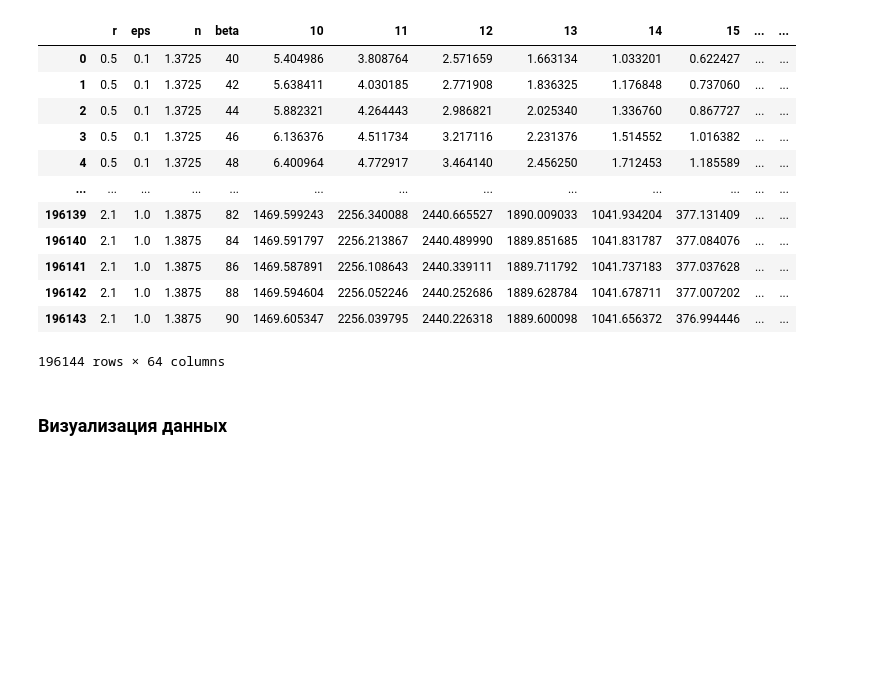
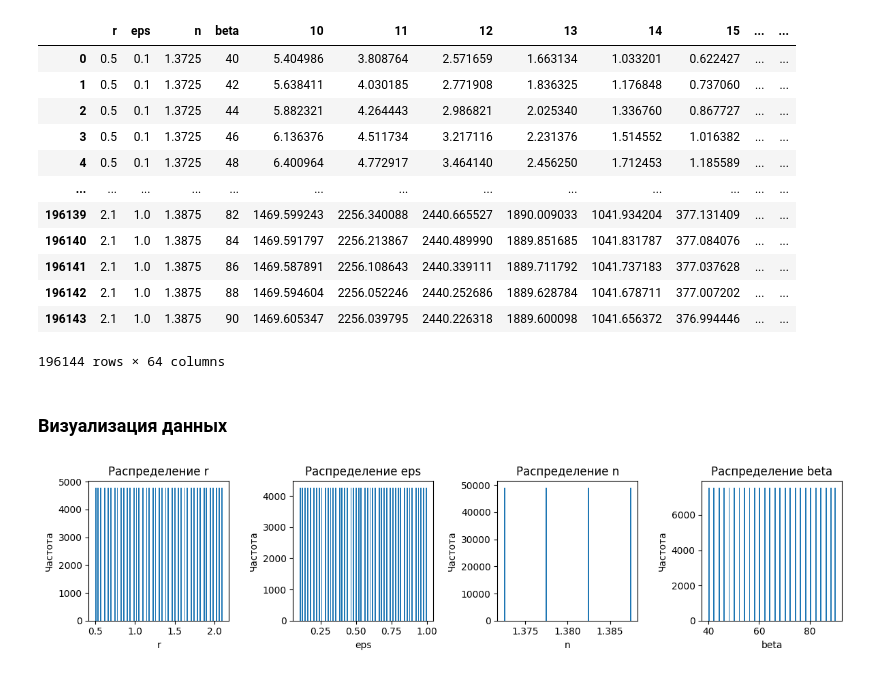
Before and after one commit to ka-50bs/InvBloodSolver, a Jupyter notebook: scripts/data_analysis.ipynb, the cells around one changed output. Cells and saved outputs as stored; diff of their text form; code cells hidden in the pictures; blank space fills up the shorter version.

```diff
--- a/scripts/data_analysis.ipynb
+++ b/scripts/data_analysis.ipynb
@@ -56,3 +56,33 @@ df_th
 196144 rows × 64 columns
 # %% [markdown]
 ### Визуализация данных
+# %%
+import matplotlib.pyplot as plt
+
+fig, axes = plt.subplots(1, 4, figsize=(12, 3))
+
+# Построение графиков для каждой колонки
+axes[0].hist(df_th['r'], bins=100)
+axes[0].set_xlabel('r')
+axes[0].set_ylabel('Частота')
+axes[0].set_title('Распределение r')
+
+axes[1].hist(df_th['eps'], bins=100)
+axes[1].set_xlabel('eps')
+axes[1].set_ylabel('Частота')
+axes[1].set_title('Распределение eps')
+
+axes[2].hist(df_th['n'], bins=100)
+axes[2].set_xlabel('n')
+axes[2].set_ylabel('Частота')
+axes[2].set_title('Распределение n')
+
+axes[3].hist(df_th['beta'], bins=100)
+axes[3].set_xlabel('beta')
+axes[3].set_ylabel('Частота')
+axes[3].set_title('Распределение beta')
+
+plt.tight_layout()  # Расстановка графиков без перекрытия
+plt.show()
+# %% [output]
+[figure, added]
```
